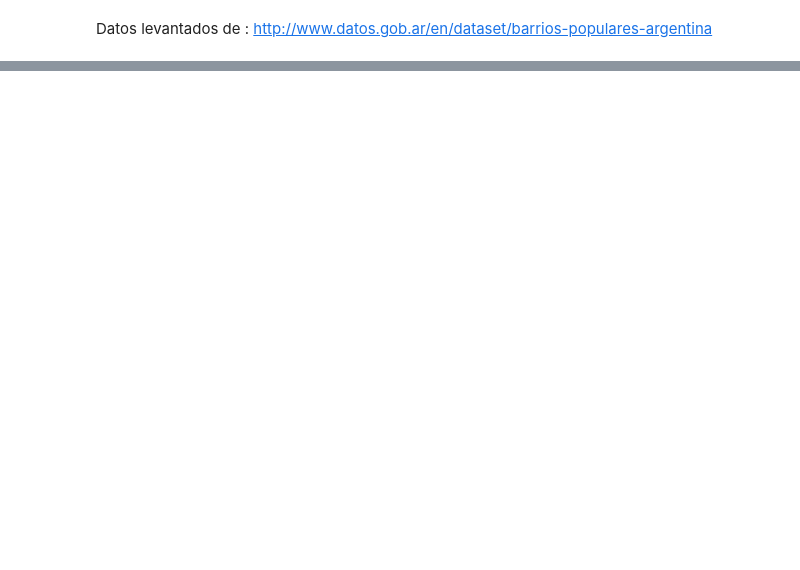
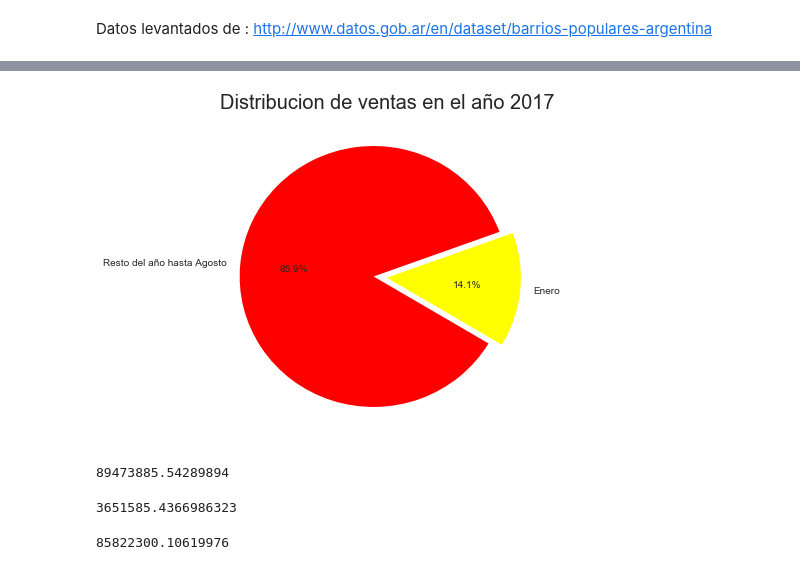
Before and after one commit to jazminferreiro-zz/orgaTP1, a Jupyter notebook: TP-ram.ipynb, the cells around one changed output, grey strips where cells are left out. Saved outputs shown, nothing was run; the diff lists cells and outputs as text; code cells hidden in the pictures; blank space fills up the shorter version.

```diff
--- a/TP-ram.ipynb
+++ b/TP-ram.ipynb
@@ -351,0 +352,3 @@ barrios_populares.head()
+# %%
+properati_2017 = properati_filter.loc[properati_filter.FECHA.str.contains('2017'),:]
+properati_2017.sort_values('FECHA',ascending=True).tail(5)
@@ -351,0 +363,34 @@ barrios_populares.head()
+# %%
+fechas_precios_2017 = properati_2017.loc[:,['FECHA','price_usd_per_m2']]
+fechas_precios_2017.dropna(inplace=True)
+fechas_2017 = fechas_precios_2017[['FECHA']]
+dias_no_enero2017 = fechas_2017[-(fechas_2017['FECHA'].str.startswith("2017-01"))]
+dias_enero2017 = fechas_2017[(fechas_2017['FECHA'].str.startswith("2017-01"))]
+sizes = [dias_no_enero2017.FECHA.count(), dias_enero2017.FECHA.count()]
+nombres = ['Resto del año hasta Agosto', 'Enero']
+
+plt.figure(figsize=(6, 6))
+plt.title('Distribucion de ventas en el año 2017', fontsize=20)
+plt.pie(sizes, labels=nombres, autopct='%1.1f%%', startangle=20, colors=['red', 'yellow'], explode=(0.1, 0))
+plt.show()
+# %% [output]
+[figure, added]
+# %%
+monto_acumulado2016 = fechas_precios_2016['price_usd_per_m2'].sum()
+print(total)
+# %% [output]
+89473885.54289894
+# %%
+dias_enero2016 = fechas_precios_2016[(fechas_2016['FECHA'].str.startswith("2016-01"))]
+precios_enero2016 = dias_enero2016[['price_usd_per_m2']]
+monto_enero2016 = precios_enero2016['price_usd_per_m2'].sum()
+print(monto_enero2016)
+# %% [output]
+3651585.4366986323
+# %%
+dias_no_enero2016 = fechas_precios_2016[-(fechas_2016['FECHA'].str.startswith("2016-01"))]
+precios_no_enero2016 = dias_no_enero2016[['price_usd_per_m2']]
+monto_no_enero2016 = precios_no_enero2016['price_usd_per_m2'].sum()
+print(monto_no_enero2016)
+# %% [output]
+85822300.10619976
```
Also changed, not shown: parts of 13 cells of this notebook.
